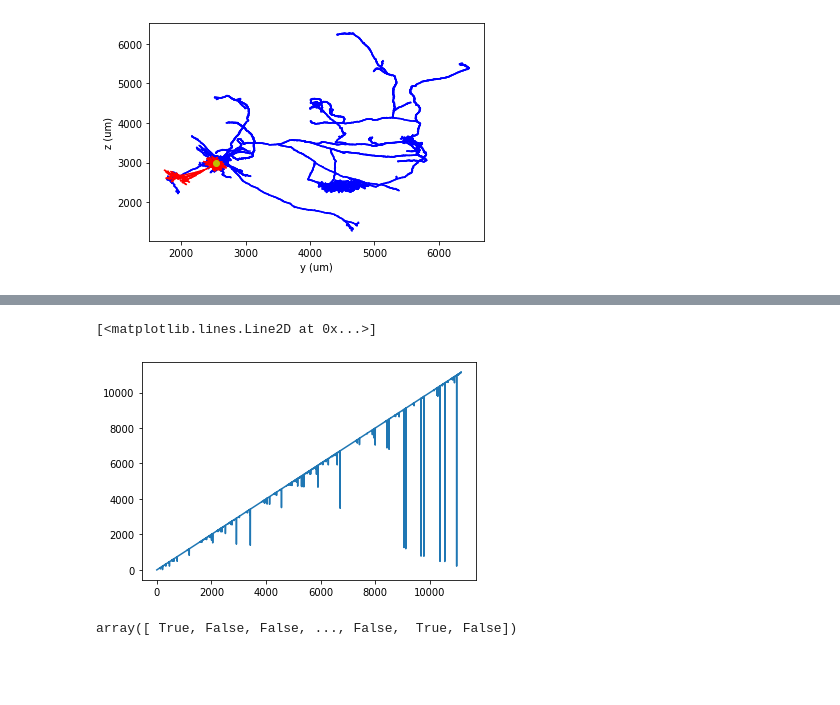
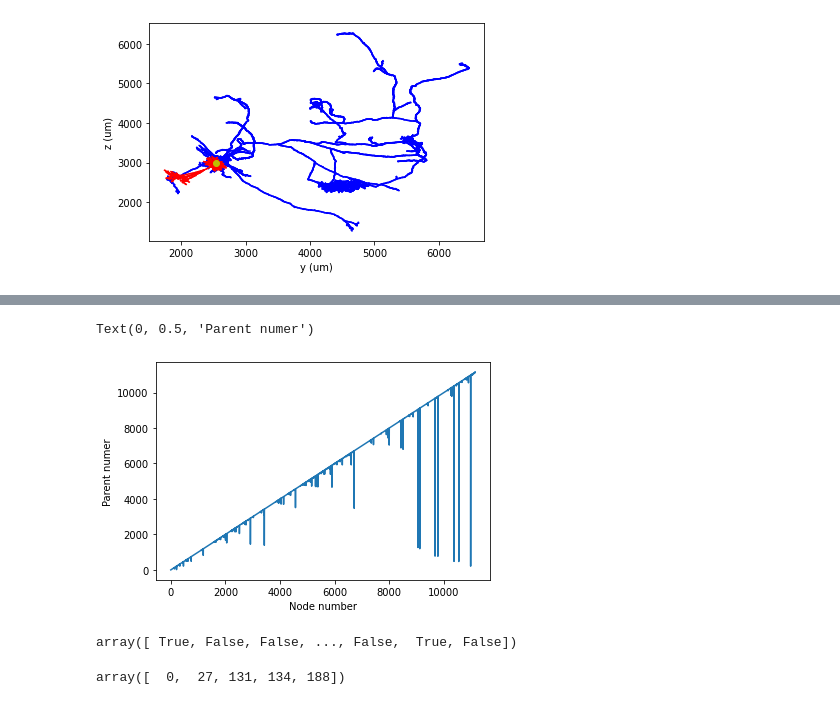
Before and after one commit to AllenNeuralDynamics/CNC-Exaspim-Workshop, a Jupyter notebook: code/Morphology.ipynb, the cells around one changed output, grey strips where cells are left out. Saved outputs shown, nothing was run; the diff lists cells and outputs as text; code cells hidden in the pictures; blank space fills up the shorter version.

```diff
--- a/code/Morphology.ipynb
+++ b/code/Morphology.ipynb
@@ -63,9 +143,10 @@ plot_two_axes("y", "z")
 # %%
 plt.plot(axons.parentNumber.values)
-# plt.xlim(0,2000)
+plt.xlabel("Node number")
+plt.ylabel("Parent numer")
 # %% [output]
-[<matplotlib.lines.Line2D at 0x...>]
+Text(0, 0.5, 'Parent numer')
-[figure, old version]
+[figure, new version]
 # %%
 (axons.sampleNumber - axons.parentNumber).values>1
 # %% [output]
@@ -74,0 +154,5 @@ segment = (axons.sampleNumber - axons.parentNumber).values
+# %%
+new_branch_pts = np.argwhere((axons.sampleNumber - axons.parentNumber).values>1).flatten()
+new_branch_pts[:5]
+# %% [output]
+array([  0,  27, 131, 134, 188])
```
Also changed, not shown: parts of 53 cells of this notebook, 2 other files.
